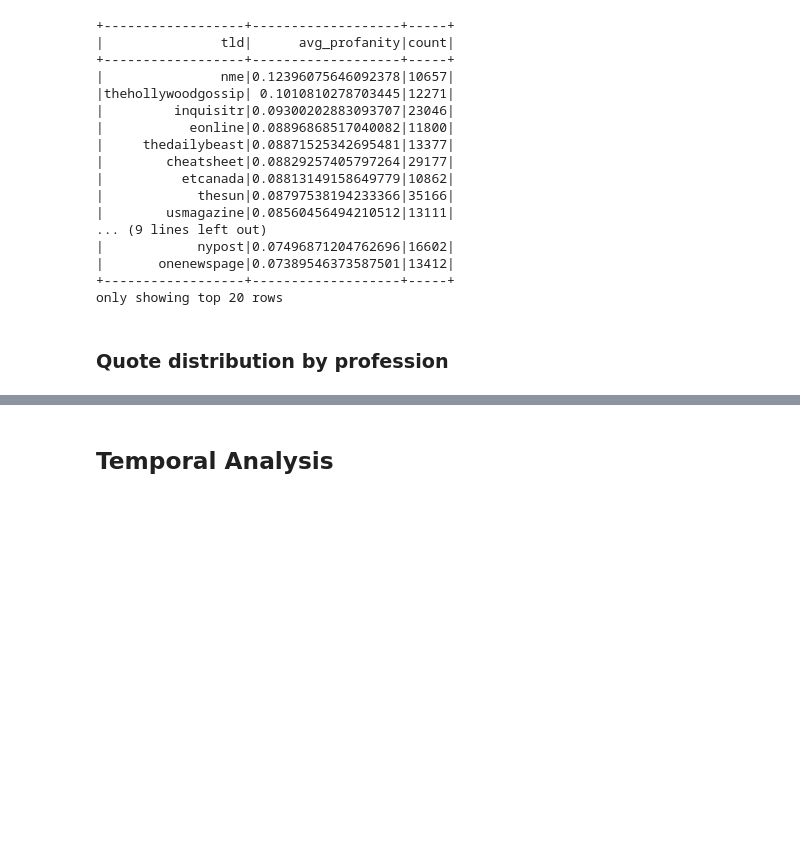
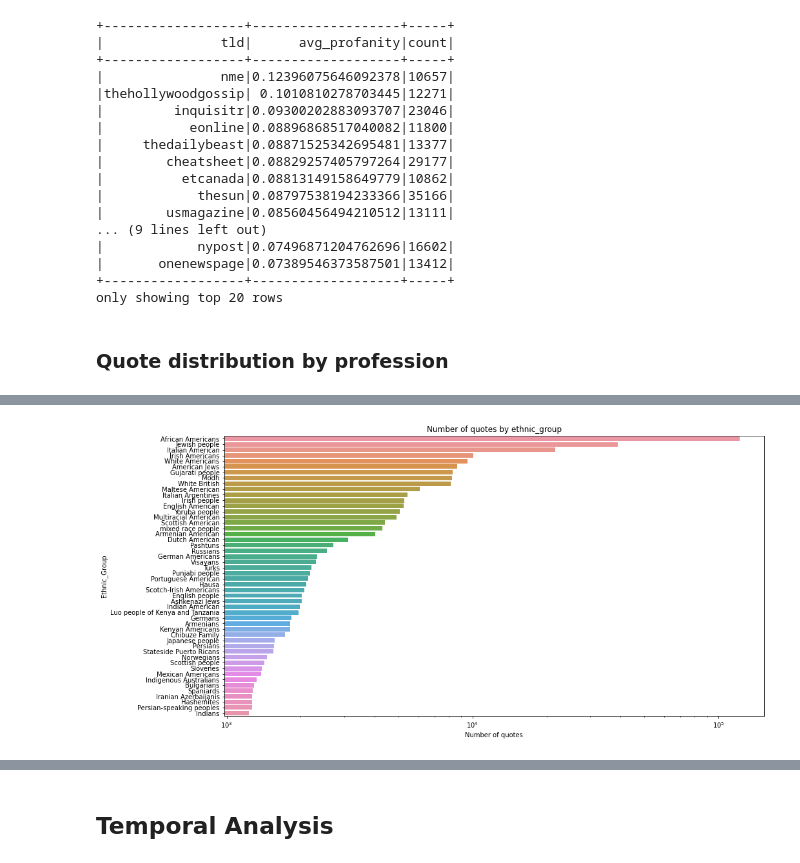
Before and after one commit to epfl-ada/ada-2021-project-k-beans, a Jupyter notebook: initial_analysis.ipynb, the cells around one changed output, grey strips where cells are left out. Cells and saved outputs as stored; diff of their text form; code cells hidden in the pictures; blank space fills up the shorter version.

```diff
--- a/initial_analysis.ipynb
+++ b/initial_analysis.ipynb
@@ -323,0 +350,5 @@ Text(0, 0.5, 'Profession')
+# %%
+ax = plot_demographic(ethnic_group_stats, 'ethnic_group')
+ax.set_xscale('log')
+# %% [output]
+[figure, added]
```
Also changed, not shown: parts of 36 cells of this notebook.
